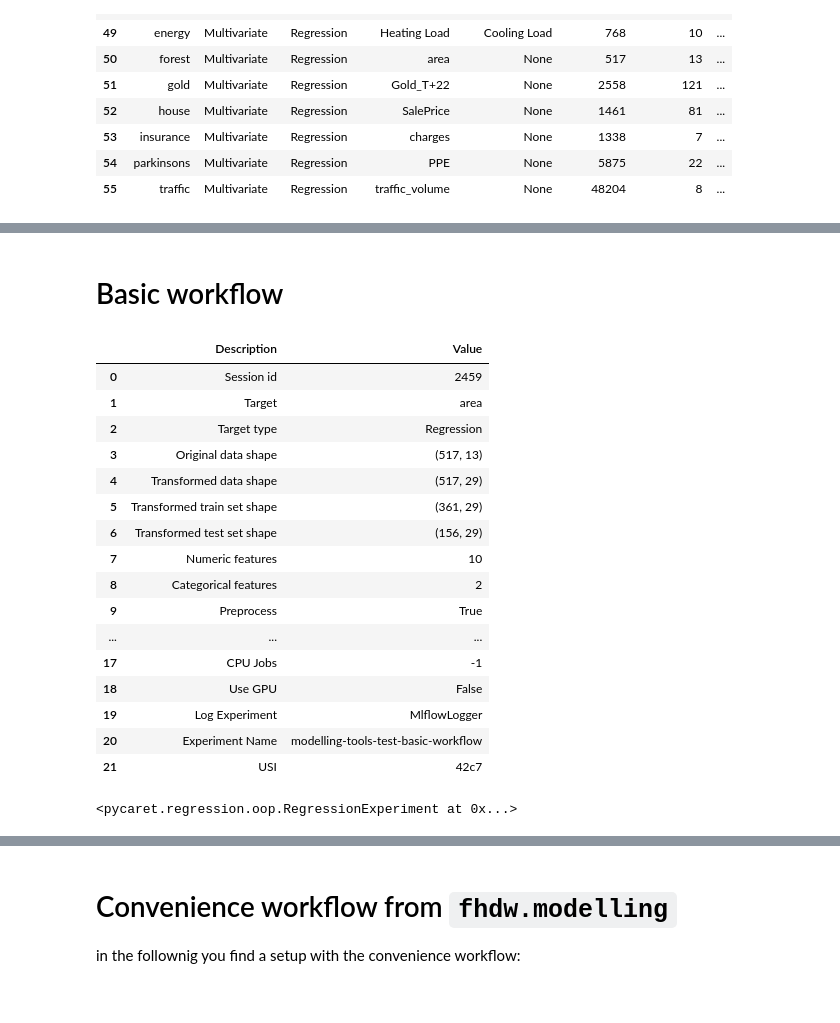
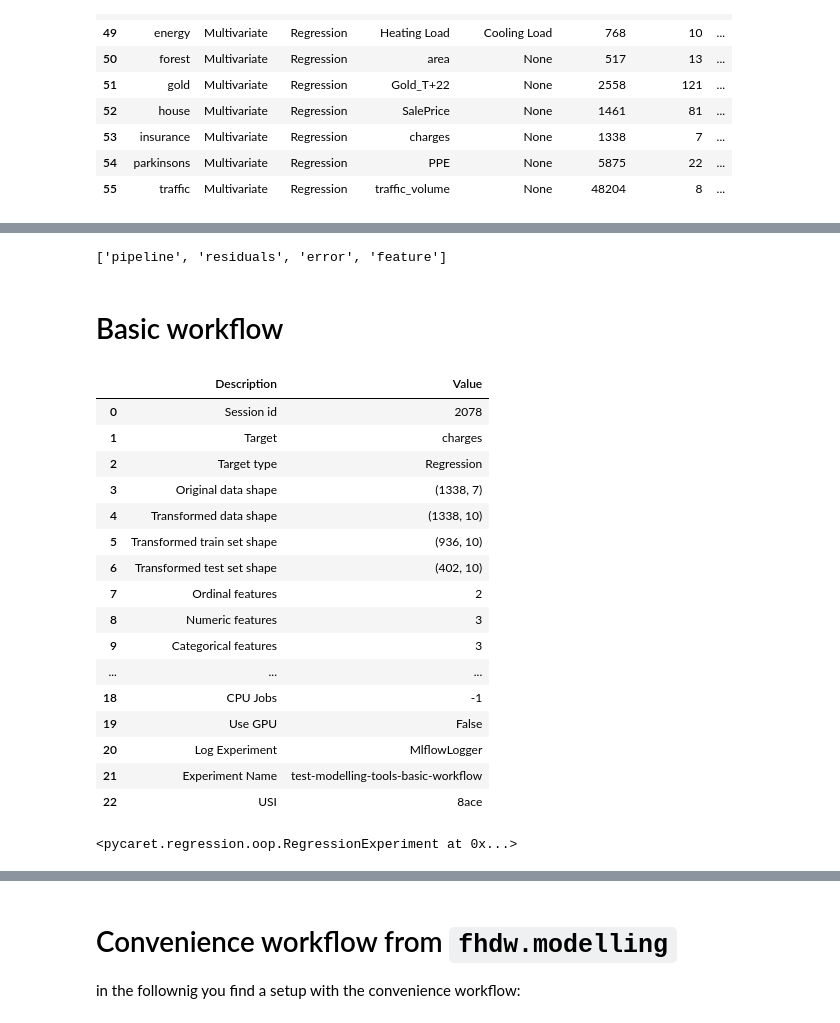
Before and after one commit to fhdw-forschung/modelling-tools, a Jupyter notebook: docs/test-functions.ipynb, the cells around one changed output, grey strips where cells are left out. Cells and saved outputs as stored; diff of their text form; code cells hidden in the pictures.

Commit message:
(#46) experiment logging: add plots

```diff
--- a/docs/test-functions.ipynb
+++ b/docs/test-functions.ipynb
@@ -19,3 +19,8 @@ datasets[datasets["Default Task"] == "Regression"]
 | 53 | insurance | Multivariate | Regression | charges | None | 1338 | 7 | ... |
 | 54 | parkinsons | Multivariate | Regression | PPE | None | 5875 | 22 | ... |
 | 55 | traffic | Multivariate | Regression | traffic_volume | None | 48204 | 8 | ... |
+# %%
+dataset = "insurance"
+target = datasets.set_index("Dataset").loc[dataset]["Target Variable 1"]
+train_data = get_data(dataset)
+print("Target:", target)
@@ -22,38 +35,57 @@ datasets[datasets["Default Task"] == "Regression"]
+# %%
+plot_variants = {
+    "pipeline": "Schematic drawing of the preprocessing pipeline",
+    # "residuals_interactive": "Interactive Residual plots",
+    "residuals": "Residuals Plot",
+    "error": "Prediction Error Plot",
+    # "cooks": "Cooks Distance Plot",
+    # "rfe": "Recursive Feat. Selection",
+    # "learning": "Learning Curve",
+    # "vc": "Validation Curve",
+    # "manifold": "Manifold Learning",
+    "feature": "Feature Importance",
+    # "feature_all": "Feature Importance (All)",
+    # "parameter": "Model Hyperparameter",
+    # "tree": "Decision Tree",
+}
+plot_list = list(plot_variants.keys())
+plot_list
+# %% [output]
+['pipeline', 'residuals', 'error', 'feature']
 # %% [markdown]
 # Basic workflow
 # %%
-from pycaret.datasets import get_data
 from pycaret.regression import RegressionExperiment
 
-data = get_data("forest", verbose=False)
+OPT_CRITERIA = "R2"
 
 exp = RegressionExperiment()
 
 exp.setup(
-    data=data,
-    target="area",
-    experiment_name="modelling-tools-test-basic-workflow",
+    data=train_data,
+    target=target,
+    experiment_name="test-modelling-tools-basic-workflow",
     log_experiment=True,
     log_data=True,
-    log_plots=True,
+    log_plots=plot_list,
     # log_profile=True,
 )
 # %% [output]
 |  | Description | Value |
-| 0 | Session id | 2459 |
-| 1 | Target | area |
+| 0 | Session id | 2078 |
+| 1 | Target | charges |
 | 2 | Target type | Regression |
-| 3 | Original data shape | (517, 13) |
-| 4 | Transformed data shape | (517, 29) |
-| 5 | Transformed train set shape | (361, 29) |
-| 6 | Transformed test set shape | (156, 29) |
-| 7 | Numeric features | 10 |
-| 8 | Categorical features | 2 |
-| 9 | Preprocess | True |
+| 3 | Original data shape | (1338, 7) |
+| 4 | Transformed data shape | (1338, 10) |
+| 5 | Transformed train set shape | (936, 10) |
+| 6 | Transformed test set shape | (402, 10) |
+| 7 | Ordinal features | 2 |
+| 8 | Numeric features | 3 |
+| 9 | Categorical features | 3 |
 | ... | ... | ... |
-| 17 | CPU Jobs | -1 |
-| 18 | Use GPU | False |
-| 19 | Log Experiment | MlflowLogger |
-| 20 | Experiment Name | modelling-tools-test-basic-workflow |
-| 21 | USI | 42c7 |
+| 18 | CPU Jobs | -1 |
+| 19 | Use GPU | False |
+| 20 | Log Experiment | MlflowLogger |
+| 21 | Experiment Name | test-modelling-tools-basic-workflow |
+| 22 | USI | 8ace |
 <pycaret.regression.oop.RegressionExperiment at 0x...>
```
Also changed, not shown: parts of 28 cells of this notebook, 2 other files.
